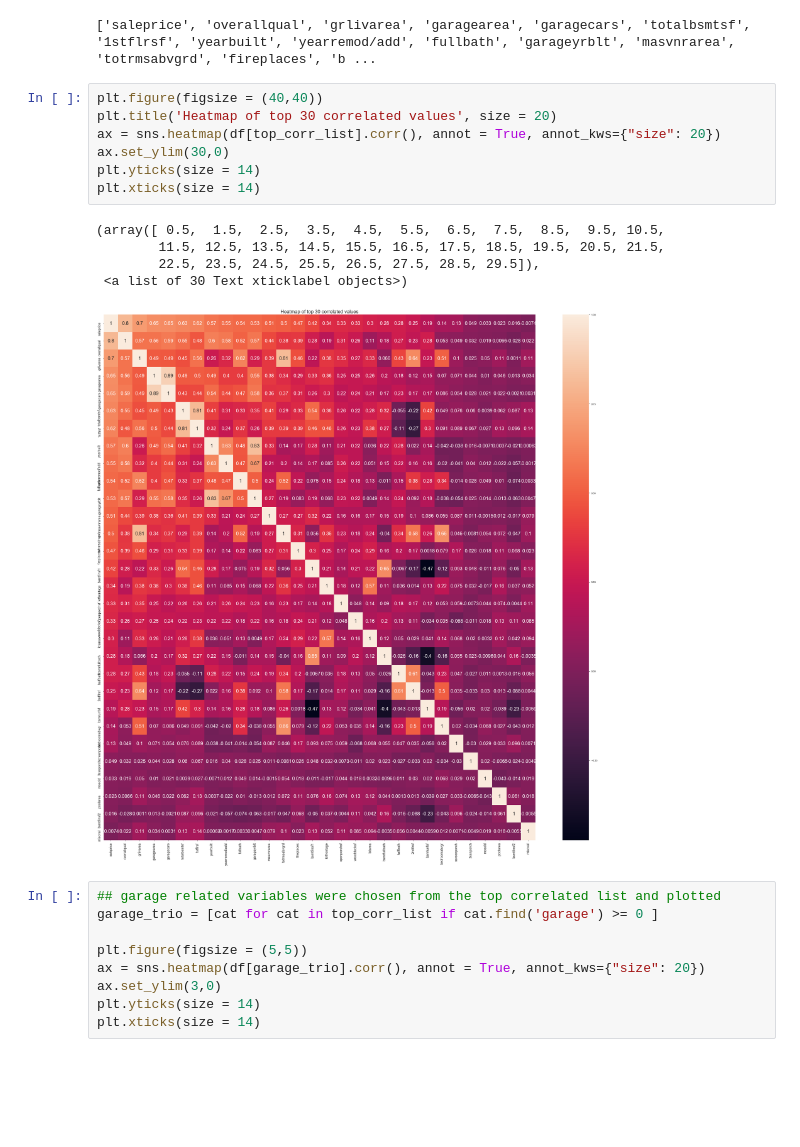
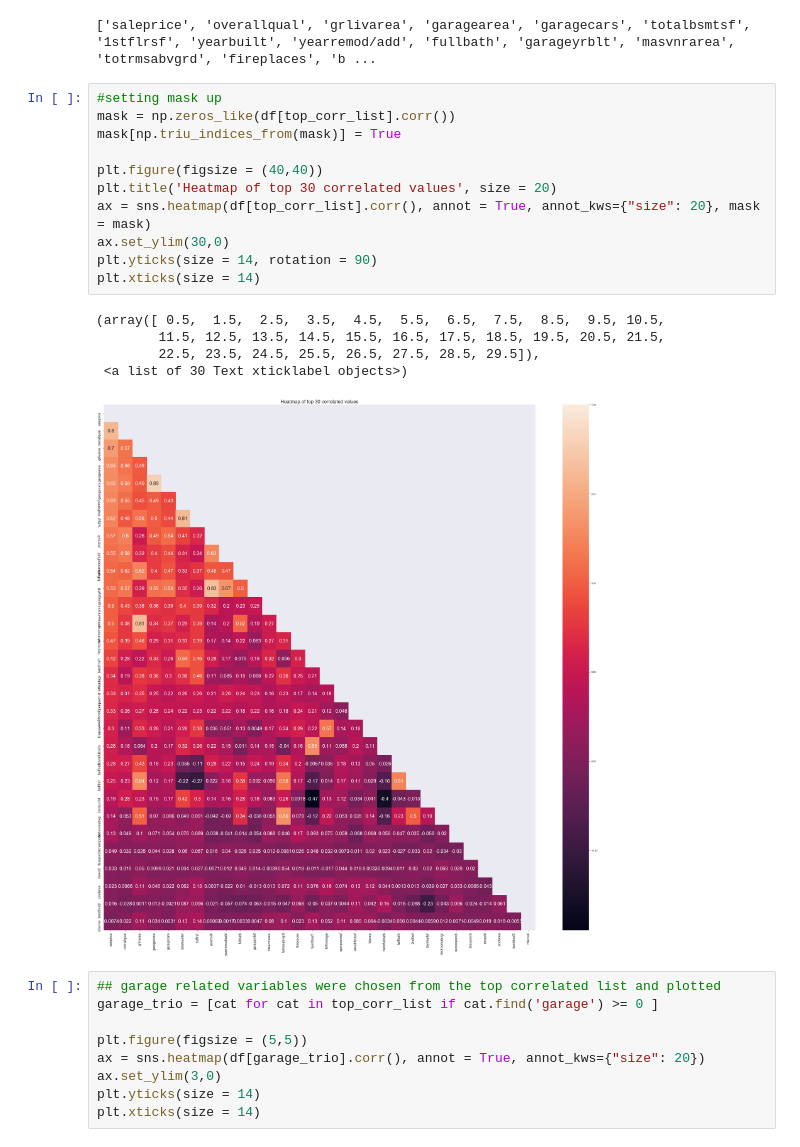
Before and after one commit to mieulium/Project2, a Jupyter notebook: Project 2.ipynb, the cells around one changed output. Drawn from its saved outputs; the diff is of its cells as text; blank space fills up the shorter version.

```diff
--- a/Project 2.ipynb
+++ b/Project 2.ipynb
@@ -304,18 +305,22 @@ print(top_corr_list)
 # %% [output]
 ['saleprice', 'overallqual', 'grlivarea', 'garagearea', 'garagecars', 'totalbsmtsf', '1stflrsf', 'yearbuilt', 'yearremod/add', 'fullbath', 'garageyrblt', 'masvnrarea', 'totrmsabvgrd', 'fireplaces', 'b ...
 # %%
+#setting mask up
+mask = np.zeros_like(df[top_corr_list].corr())
+mask[np.triu_indices_from(mask)] = True
+
 plt.figure(figsize = (40,40))
 plt.title('Heatmap of top 30 correlated values', size = 20)
-ax = sns.heatmap(df[top_corr_list].corr(), annot = True, annot_kws={"size": 20})
+ax = sns.heatmap(df[top_corr_list].corr(), annot = True, annot_kws={"size": 20}, mask = mask)
 ax.set_ylim(30,0)
-plt.yticks(size = 14)
+plt.yticks(size = 14, rotation = 90)
 plt.xticks(size = 14)
 # %% [output]
 (array([ 0.5,  1.5,  2.5,  3.5,  4.5,  5.5,  6.5,  7.5,  8.5,  9.5, 10.5,
         11.5, 12.5, 13.5, 14.5, 15.5, 16.5, 17.5, 18.5, 19.5, 20.5, 21.5,
         22.5, 23.5, 24.5, 25.5, 26.5, 27.5, 28.5, 29.5]),
  <a list of 30 Text xticklabel objects>)
-[figure, old version]
+[figure, new version]
 # %%
 ## garage related variables were chosen from the top correlated list and plotted
 garage_trio = [cat for cat in top_corr_list if cat.find('garage') >= 0 ]
```
Also changed, not shown: parts of 74 cells of this notebook, 1 other file.
